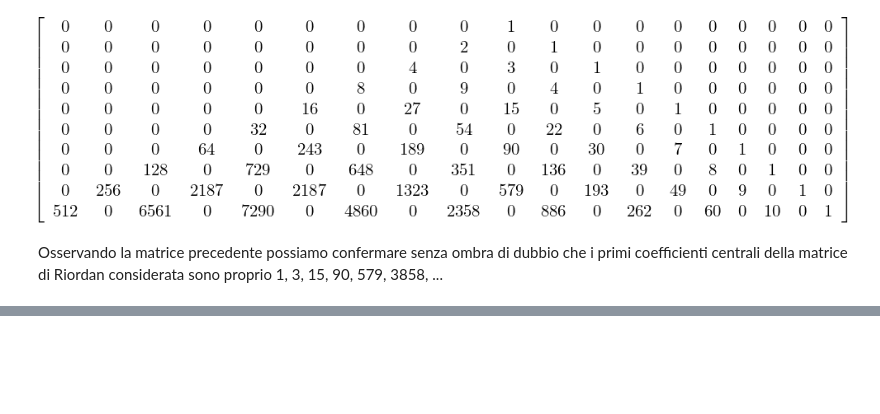
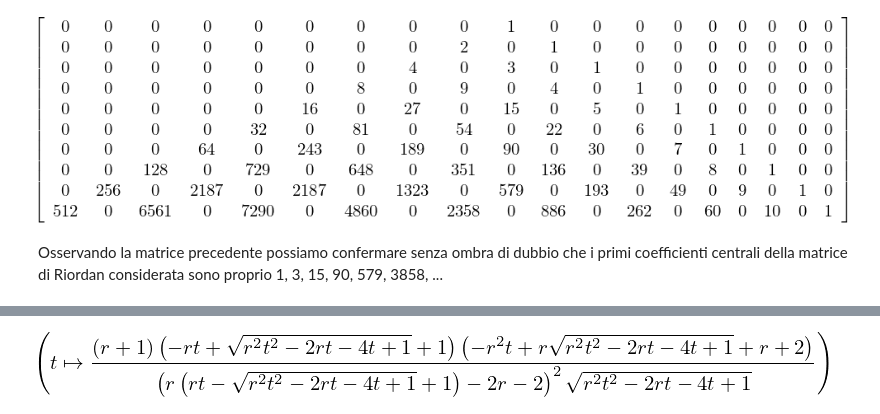
Before and after one commit to elia-mercatanti/aads-project, a Jupyter notebook: Central Coefficients of Riordan Matrices.ipynb, the cells around one changed output, grey strips where cells are left out. Saved outputs shown, nothing was run; the diff lists cells and outputs as text; code cells hidden in the pictures; blank space fills up the shorter version.

```diff
--- a/Central Coefficients of Riordan Matrices.ipynb
+++ b/Central Coefficients of Riordan Matrices.ipynb
@@ -99,7 +102,7 @@ Per ricavare dunque $v(t)$ in forma esplicita dovremo calcolarci l'inversa compo
 \frac{v(1-3v)}{1-2v}=t.
 \end{equation*}
 # %%
-equation = Eq(v*(1-3*v)/(1-2*v), t)
+equation = Eq(v/f(v), t)
 equation
 # %% [output]
 [figure]
@@ -177,0 +189,11 @@ Osservando la matrice precedente possiamo confermare senza ombra di dubbio che i
+# %%
+d = Lambda(t, 1/(1-r*t))
+f = Lambda(t, (1-r*t)/(1-(r+1)*t))
+equation = Eq(v/f(v), t)
+sol = solve(equation, v)
+v = Lambda(t, sol[0])
+d_2n_n = Lambda(t, d(v(t))/f(v(t)) * diff(v(t), t))
+d_2n_n = simplify(d_2n_n)
+d_2n_n
+# %% [output]
+[figure, added]
```
Also changed, not shown: parts of 15 cells of this notebook.
